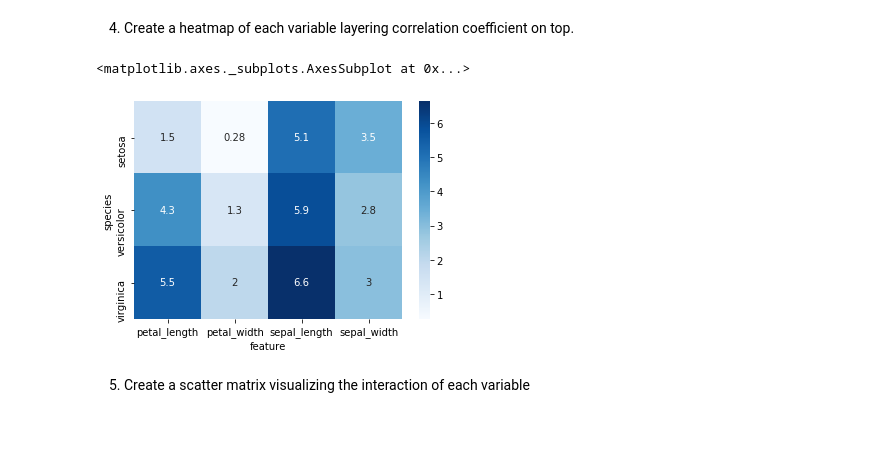
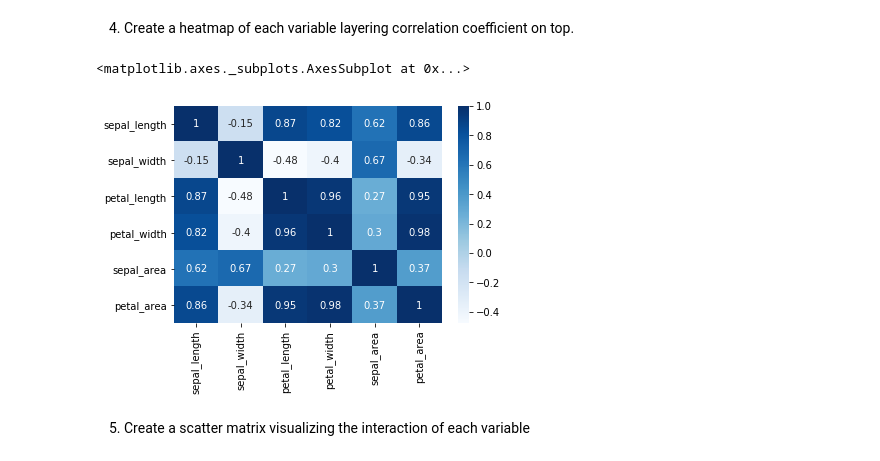
Before and after one commit to Brandon-Martinez27/classification-exercises, a Jupyter notebook: classification_exercises.ipynb, the cells around one changed output. Drawn from its saved outputs; the diff is of its cells as text; code cells hidden in the pictures; blank space fills up the shorter version.

```diff
--- a/classification_exercises.ipynb
+++ b/classification_exercises.ipynb
@@ -542,11 +543,12 @@ plt.show()
 #sepal/petal area have distiguishable characteristics also
 # %% [markdown]
 4. Create a heatmap of each variable layering correlation coefficient on top.
-# %%
-sns.heatmap(iris_train_melt.pivot_table('measurement', 'species', 'feature'), cmap='Blues', annot=True)
-# %% [output]
-<matplotlib.axes._subplots.AxesSubplot at 0x...>
-[figure, removed]
+# %%
+# pearson's r for correaltion <df.corr()>
+sns.heatmap(iris_train.corr(), cmap='Blues', annot=True)
+# %% [output]
+<matplotlib.axes._subplots.AxesSubplot at 0x...>
+[figure, added]
 # %% [markdown]
 5. Create a scatter matrix visualizing the interaction of each variable
 # %%
```
Also changed, not shown: parts of 4 cells of this notebook, 1 other file.
